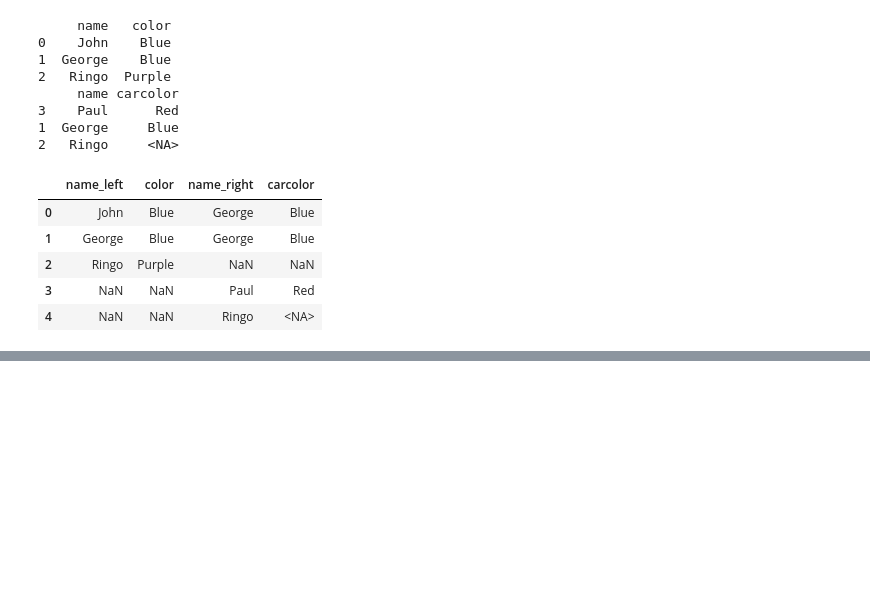
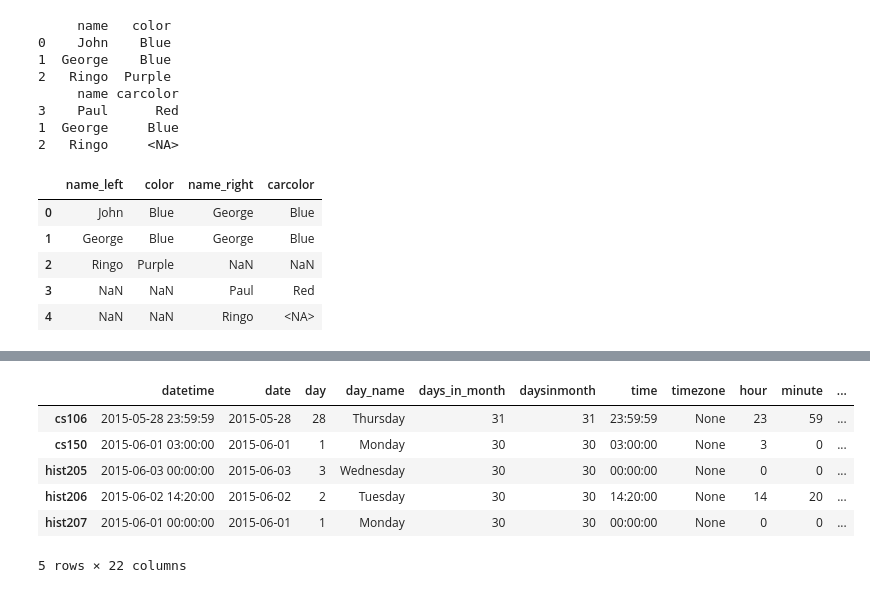
Before and after one commit to zhefeng687/effective_pandas, a Jupyter notebook: code/pandas_practice.ipynb, the cells around one changed output, grey strips where cells are left out. Cells and saved outputs as stored; diff of their text form; code cells hidden in the pictures; blank space fills up the shorter version.

```diff
--- a/code/pandas_practice.ipynb
+++ b/code/pandas_practice.ipynb
@@ -812,0 +996,40 @@ AttributeError: module 'pandas' has no attribute 'to'
+# %%
+(end_dates.to_frame().rename(columns={0: 'datetime'})
+		.assign(date= end_dates.dt.date,
+				day= end_dates.dt.day,
+				day_name= end_dates.dt.day_name(),
+				days_in_month=end_dates.dt.days_in_month,
+				daysinmonth=end_dates.dt.daysinmonth,
+                time=end_dates.dt.time,
+                timezone=end_dates.dt.tz,
+				hour= end_dates.dt.hour,
+				minute=end_dates.dt.minute,
+				month=end_dates.dt.month,
+                second=end_dates.dt.second,
+                normalize=end_dates.dt.normalize(),
+				# week=end_dates.dt.week,
+                year=end_dates.dt.year,
+                # weekofyear=end_dates.dt.weekofyear,
+                weekday=end_dates.dt.weekday,
+                is_leap=end_dates.dt.is_leap_year,
+                is_month_end=end_dates.dt.is_month_end,
+                is_month_start=end_dates.dt.is_month_start,
+				is_quarter_end=end_dates.dt.is_quarter_end,
+                is_year_end=end_dates.dt.is_year_end,
+                is_year_start=end_dates.dt.is_year_start,
+                is_quarter_start=end_dates.dt.is_quarter_start)
+
+
+
+
+
+
+)
+# %% [output]
+|  | datetime | date | day | day_name | days_in_month | daysinmonth | time | timezone | hour | minute | ... |
+| cs106 | 2015-05-28 23:59:59 | 2015-05-28 | 28 | Thursday | 31 | 31 | 23:59:59 | None | 23 | 59 | ... |
+| cs150 | 2015-06-01 03:00:00 | 2015-06-01 | 1 | Monday | 30 | 30 | 03:00:00 | None | 3 | 0 | ... |
+| hist205 | 2015-06-03 00:00:00 | 2015-06-03 | 3 | Wednesday | 30 | 30 | 00:00:00 | None | 0 | 0 | ... |
+| hist206 | 2015-06-02 14:20:00 | 2015-06-02 | 2 | Tuesday | 30 | 30 | 14:20:00 | None | 14 | 20 | ... |
+| hist207 | 2015-06-01 00:00:00 | 2015-06-01 | 1 | Monday | 30 | 30 | 00:00:00 | None | 0 | 0 | ... |
+5 rows × 22 columns
```
Also changed, not shown: parts of 8 cells of this notebook.
